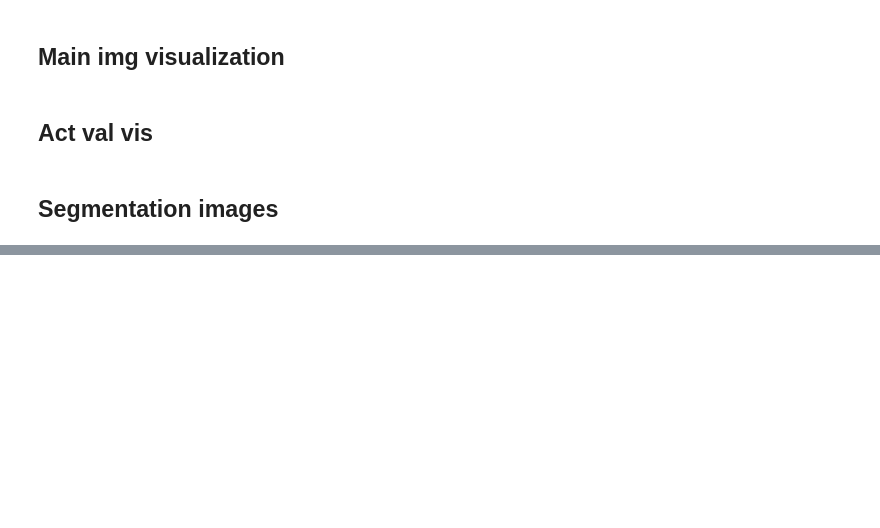
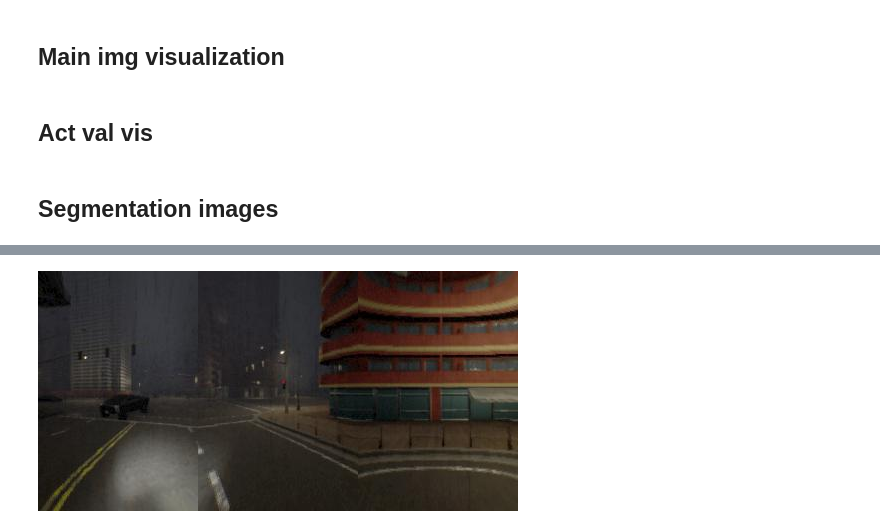
Before and after one commit to eneserciyes/world_on_rails.jl, a Jupyter notebook: notebooks/main_dataset.ipynb, the cells around one changed output, grey strips where cells are left out. Saved outputs shown, nothing was run; the diff lists cells and outputs as text; code cells hidden in the pictures; blank space fills up the shorter version.

```diff
--- a/notebooks/main_dataset.ipynb
+++ b/notebooks/main_dataset.ipynb
@@ -38,0 +47,2 @@ colorview(Gray, Array(segimg))
+# %%
+tensor_img = to_tensor(test_img)
@@ -38,0 +67,4 @@ colorview(Gray, Array(segimg))
+# %%
+to_img(tensor_img)
+# %% [output]
+[figure, added]
```
Also changed, not shown: parts of 3 cells of this notebook, 3 other files.
